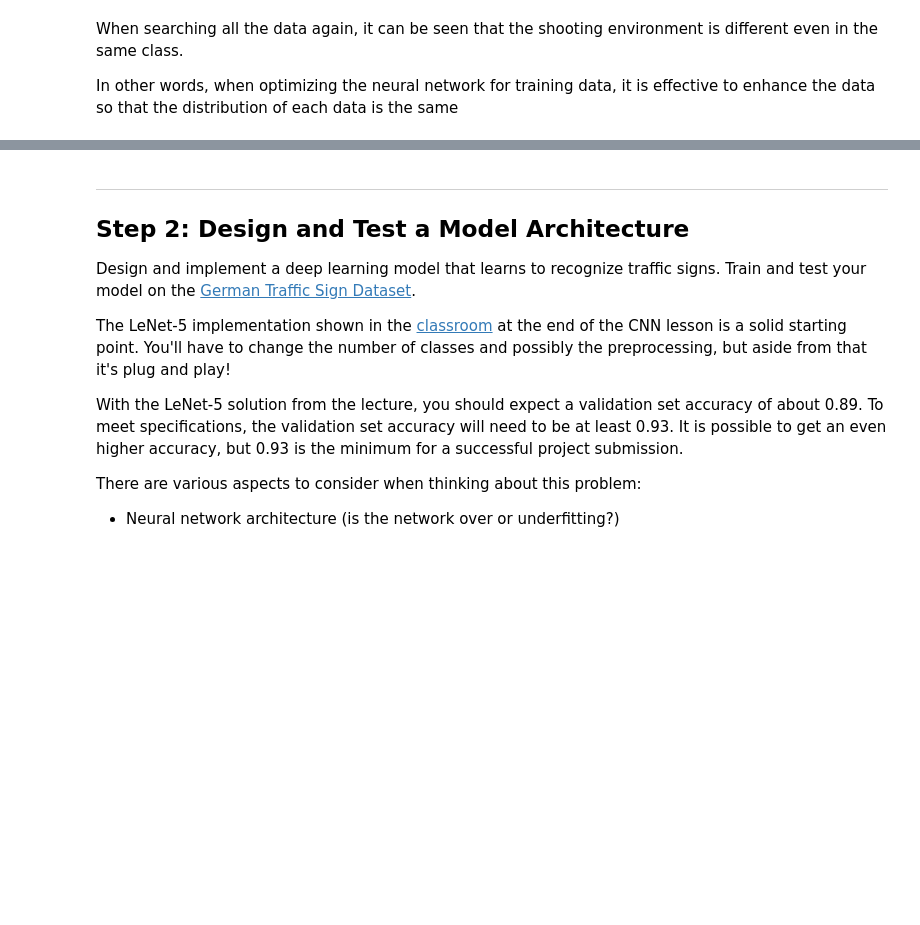
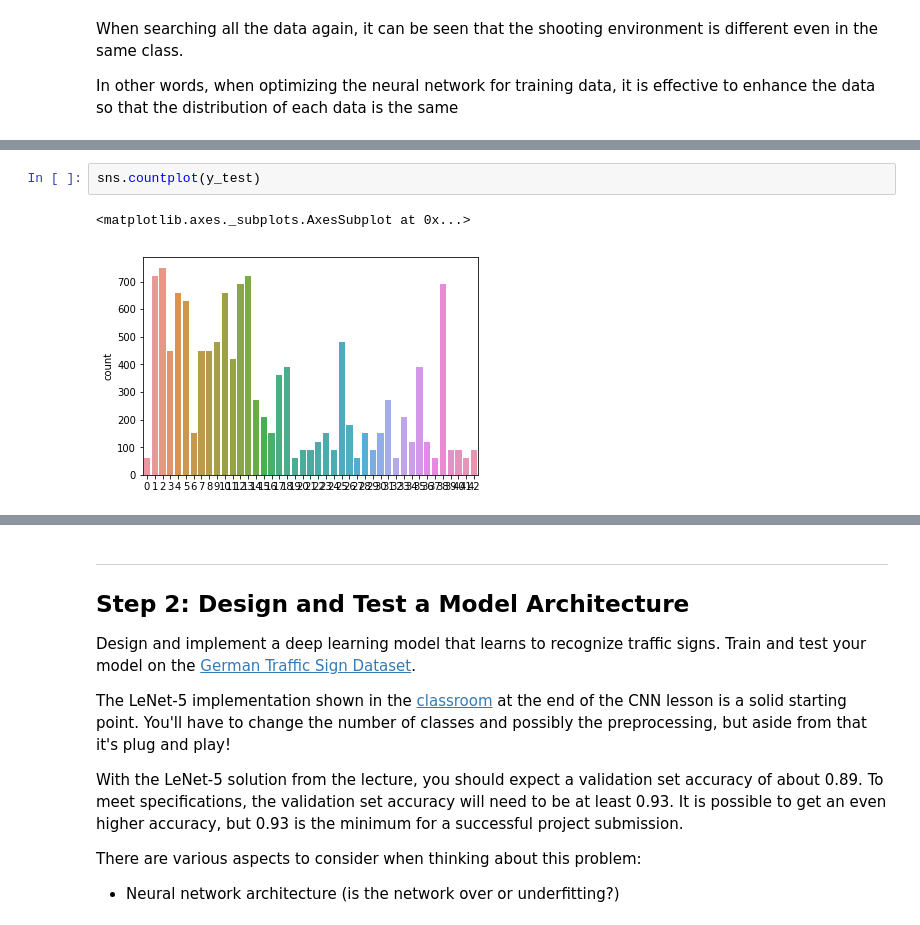
Before and after one commit to KeisukeShimokawa/CarND-Traffic-Sign-Classifier-Project, a Jupyter notebook: Traffic_Sign_Classifier.ipynb, the cells around one changed output, grey strips where cells are left out. Cells and saved outputs as stored; diff of their text form; blank space fills up the shorter version.

```diff
--- a/Traffic_Sign_Classifier.ipynb
+++ b/Traffic_Sign_Classifier.ipynb
@@ -301,0 +316,5 @@ In other words, when optimizing the neural network for training data, it is effe
+# %%
+sns.countplot(y_test)
+# %% [output]
+<matplotlib.axes._subplots.AxesSubplot at 0x...>
+[figure, added]
```
Also changed, not shown: parts of 54 cells of this notebook.
